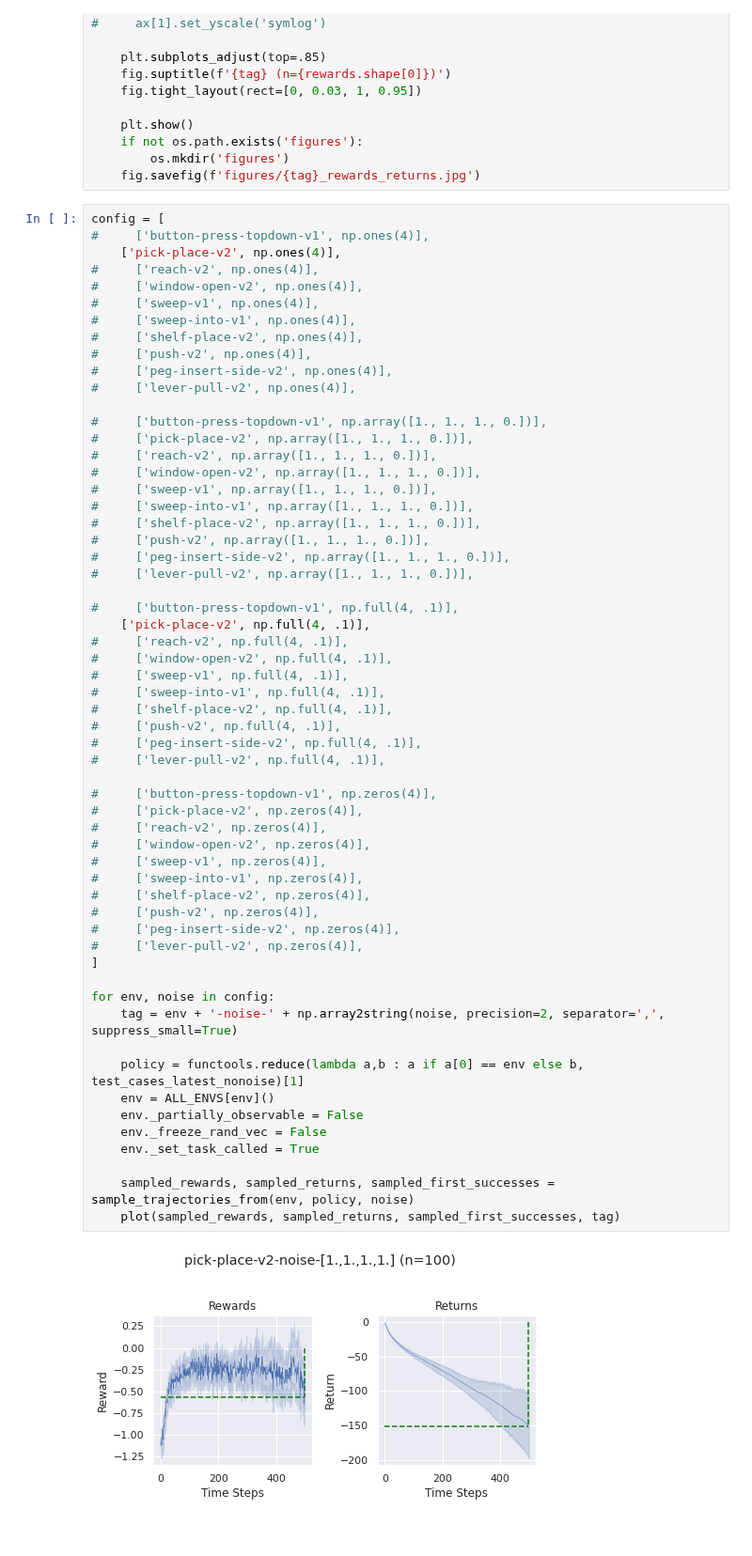
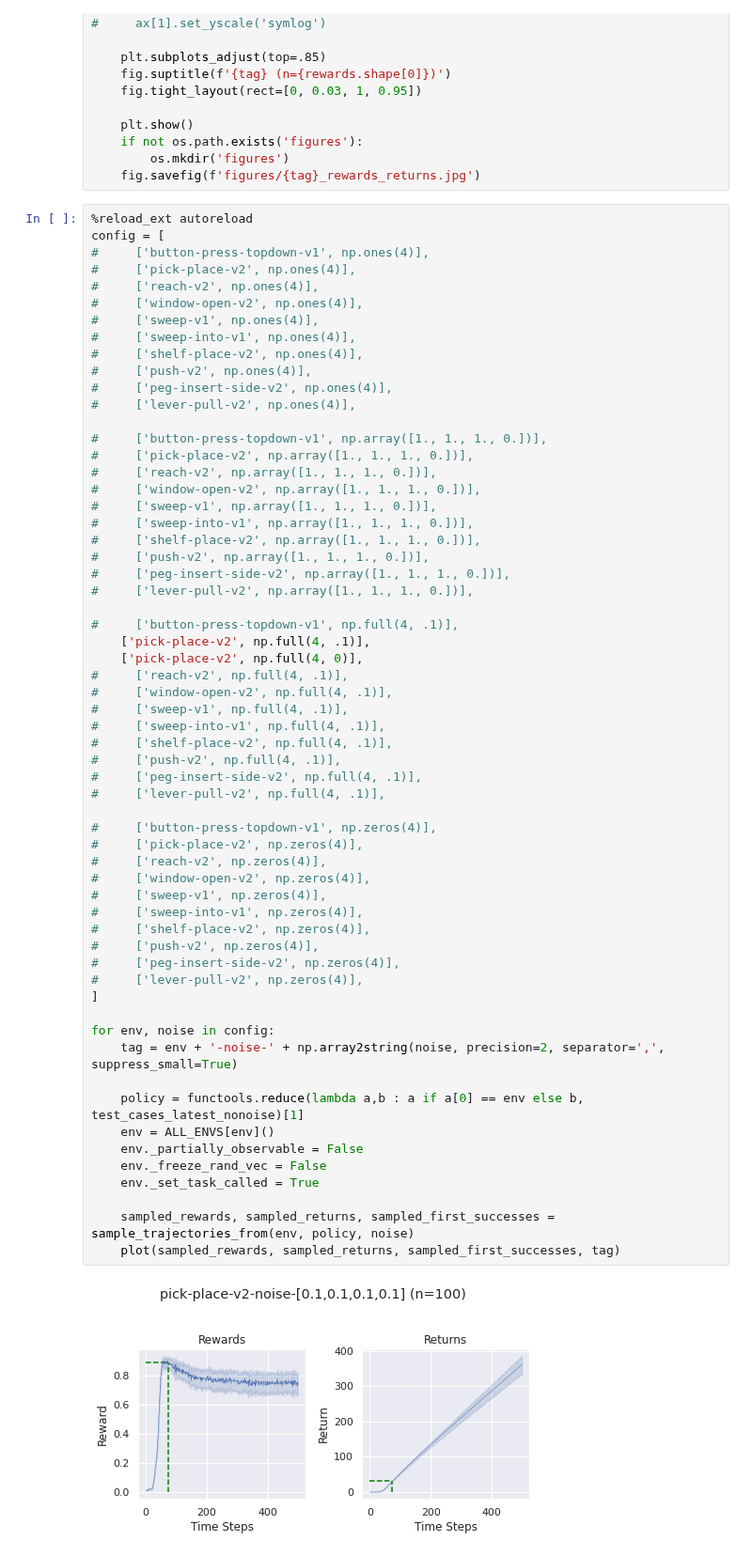
Before and after one commit to Farama-Foundation/Metaworld, a Jupyter notebook: scripts/plot_rewards_returns.ipynb, the cells around one changed output. Shown at 94% size. Drawn from its saved outputs; the diff is of its cells as text.

```diff
--- a/scripts/plot_rewards_returns.ipynb
+++ b/scripts/plot_rewards_returns.ipynb
@@ -64,9 +66,10 @@ def plot(rewards, returns, first_successes, tag):
         os.mkdir('figures')
     fig.savefig(f'figures/{tag}_rewards_returns.jpg')
 # %%
+%reload_ext autoreload
 config = [
 #     ['button-press-topdown-v1', np.ones(4)],
-    ['pick-place-v2', np.ones(4)],
+#     ['pick-place-v2', np.ones(4)],
 #     ['reach-v2', np.ones(4)],
 #     ['window-open-v2', np.ones(4)],
 #     ['sweep-v1', np.ones(4)],
@@ -89,37 +92,38 @@ config = [
 
 #     ['button-press-topdown-v1', np.full(4, .1)],
     ['pick-place-v2', np.full(4, .1)],
+    ['pick-place-v2', np.full(4, 0)],
 #     ['reach-v2', np.full(4, .1)],
 #     ['window-open-v2', np.full(4, .1)],
 #     ['sweep-v1', np.full(4, .1)],
 #     ['sweep-into-v1', np.full(4, .1)],
 #     ['shelf-place-v2', np.full(4, .1)],
 #     ['push-v2', np.full(4, .1)],
 #     ['peg-insert-side-v2', np.full(4, .1)],
 #     ['lever-pull-v2', np.full(4, .1)],
 
 #     ['button-press-topdown-v1', np.zeros(4)],
 #     ['pick-place-v2', np.zeros(4)],
 #     ['reach-v2', np.zeros(4)],
 #     ['window-open-v2', np.zeros(4)],
 #     ['sweep-v1', np.zeros(4)],
 #     ['sweep-into-v1', np.zeros(4)],
 #     ['shelf-place-v2', np.zeros(4)],
 #     ['push-v2', np.zeros(4)],
 #     ['peg-insert-side-v2', np.zeros(4)],
 #     ['lever-pull-v2', np.zeros(4)],
 ]
 
 for env, noise in config:
     tag = env + '-noise-' + np.array2string(noise, precision=2, separator=',', suppress_small=True)
 
     policy = functools.reduce(lambda a,b : a if a[0] == env else b, test_cases_latest_nonoise)[1]
     env = ALL_ENVS[env]()
     env._partially_observable = False
     env._freeze_rand_vec = False
     env._set_task_called = True
 
     sampled_rewards, sampled_returns, sampled_first_successes = sample_trajectories_from(env, policy, noise)
     plot(sampled_rewards, sampled_returns, sampled_first_successes, tag)
 # %% [output]
-[figure, old version]
+[figure, new version]
```
Also changed, not shown: parts of 4 cells of this notebook, 2 other files.
